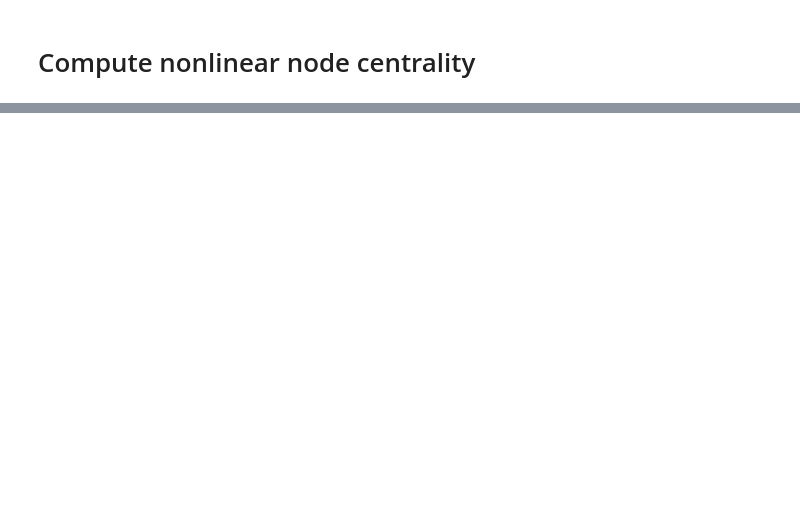
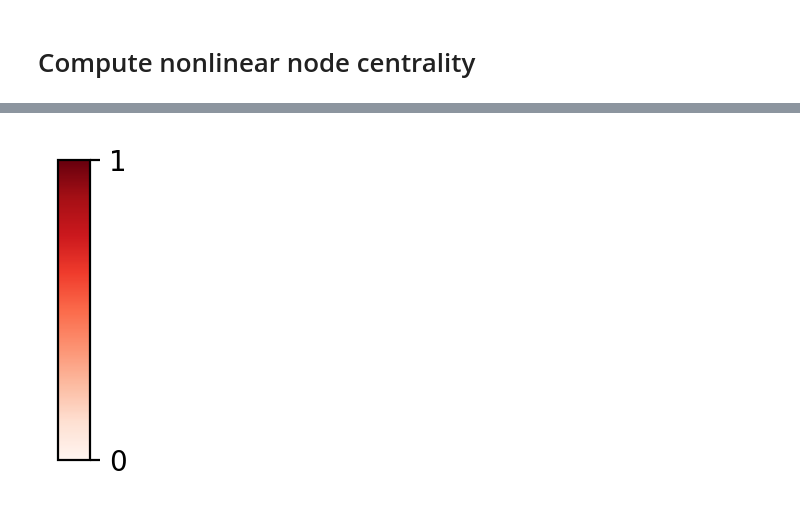
Before and after one commit to CooperStansbury/higher-order-single-cell, a Jupyter notebook: notebooks/core/hypergraph_centrality_simulation.ipynb, the cells around one changed output, grey strips where cells are left out. Drawn from its saved outputs; the diff is of its cells as text; code cells hidden in the pictures; blank space fills up the shorter version.

```diff
--- a/notebooks/core/hypergraph_centrality_simulation.ipynb
+++ b/notebooks/core/hypergraph_centrality_simulation.ipynb
@@ -226 +251,6 @@ break
+# %%
+reload(plt2)
+plt2.make_colorbar(cmap='Reds')
+# %% [output]
+[figure, added]
 # %%
```
Also changed, not shown: parts of 21 cells of this notebook, 5 other files.
